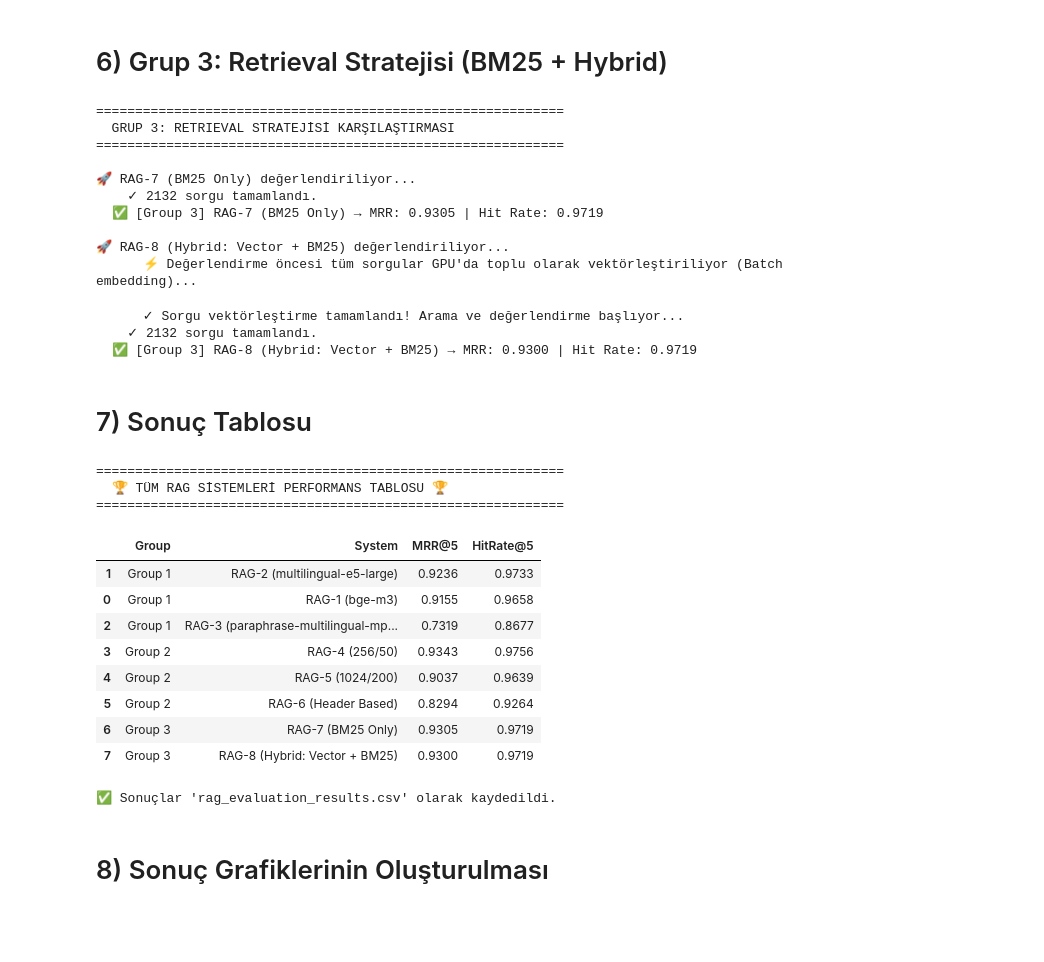
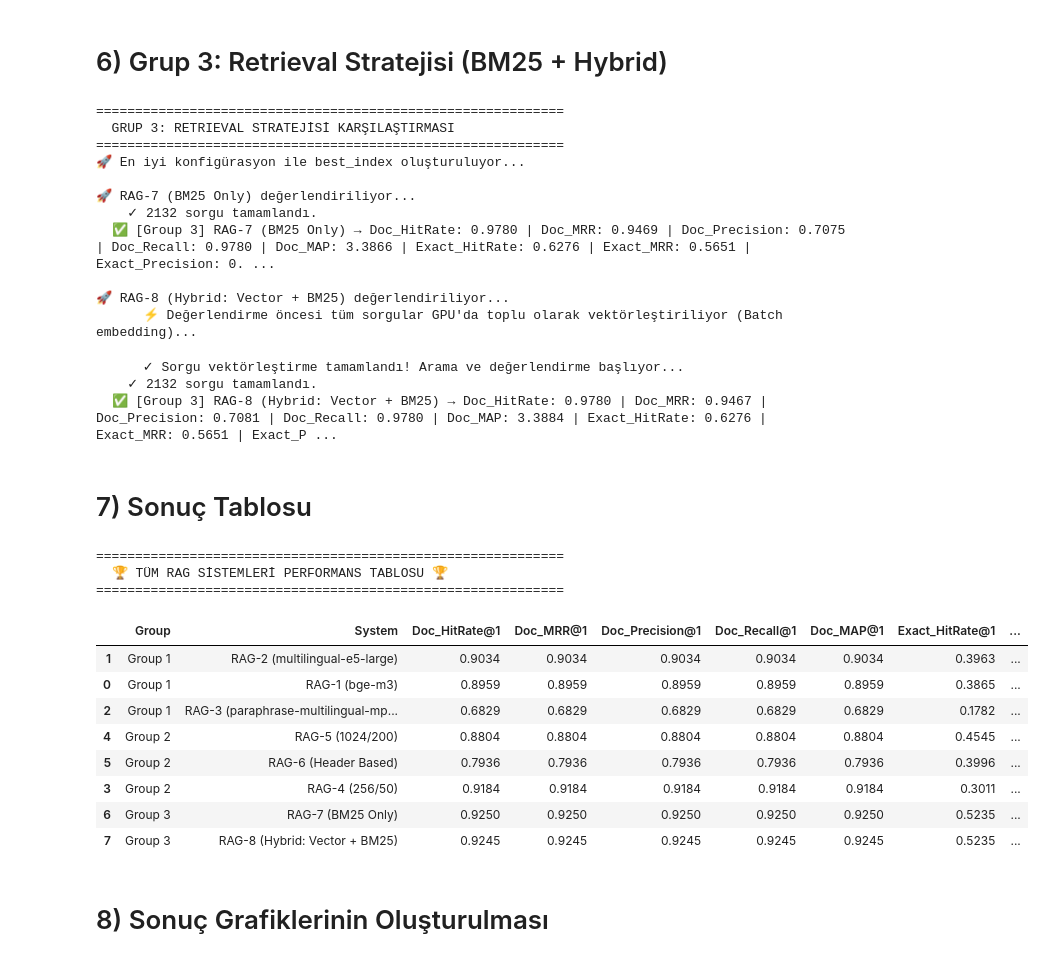
Before and after one commit to Yekbun-Okan-Zeynep-Sonmez/turkish-rag-benchmark, a Jupyter notebook: notebooks/rag-benchmarks.ipynb, the cells around one changed output. Drawn from its saved outputs; the diff is of its cells as text; code cells hidden in the pictures; blank space fills up the shorter version.

Commit message:
notebook edited: more evaluation metrics, update README.md

```diff
--- a/notebooks/rag-benchmarks.ipynb
+++ b/notebooks/rag-benchmarks.ipynb
@@ -439,14 +531,22 @@ print("=" * 60)
 gc.collect()
 torch.cuda.empty_cache()
 
-vector_retriever = best_index.as_retriever(similarity_top_k=5)
+# En iyi embedding modeli ve en iyi chunking stratejisi ile best_index'i yeniden oluşturuyoruz
+print("🚀 En iyi konfigürasyon ile best_index oluşturuluyor...")
+best_index = VectorStoreIndex.from_documents(
+    documents,
+    embed_model=Settings.embed_model,
+    transformations=[Settings.text_splitter],
+)
+
+vector_retriever = best_index.as_retriever(similarity_top_k=10)
 nodes = list(best_index.docstore.docs.values())
-bm25_retriever = BM25Retriever.from_defaults(nodes=nodes, similarity_top_k=5)
+bm25_retriever = BM25Retriever.from_defaults(nodes=nodes, similarity_top_k=10)
 
 from llama_index.core.llms import MockLLM
 hybrid_retriever = QueryFusionRetriever(
     [vector_retriever, bm25_retriever],
-    similarity_top_k=5,
+    similarity_top_k=10,
     num_queries=1,
     use_async=True,
     llm=MockLLM(),
@@ -454,59 +554,57 @@ hybrid_retriever = QueryFusionRetriever(
 
 print("\n🚀 RAG-7 (BM25 Only) değerlendiriliyor...")
 
-mrr_7, hit_7 = await evaluate_retriever_custom(
-    bm25_retriever, queries, relevant_docs,
-    top_k=5, max_concurrent=20, batch_size=100,
+metrics = await evaluate_retriever_custom(bm25_retriever, queries, relevant_docs, ground_truths,
+    k_values=[1, 3, 5, 10], max_concurrent=20, batch_size=100,
 )
-add_result("Group 3", "RAG-7 (BM25 Only)", mrr_7, hit_7)
+add_result("Group 3", "RAG-7 (BM25 Only)", metrics)
 
 print("\n🚀 RAG-8 (Hybrid: Vector + BM25) değerlendiriliyor...")
-mrr_8, hit_8 = await evaluate_retriever_custom(
-    hybrid_retriever, queries, relevant_docs,
-    top_k=5, max_concurrent=20, batch_size=100,
+metrics = await evaluate_retriever_custom(hybrid_retriever, queries, relevant_docs, ground_truths,
+    k_values=[1, 3, 5, 10], max_concurrent=20, batch_size=100,
     embed_model=Settings.embed_model, # Toplu vektörleştirme parametresi eklendi!
 )
-add_result("Group 3", "RAG-8 (Hybrid: Vector + BM25)", mrr_8, hit_8)
+add_result("Group 3", "RAG-8 (Hybrid: Vector + BM25)", metrics)
 # %% [output]
 ============================================================
   GRUP 3: RETRIEVAL STRATEJİSİ KARŞILAŞTIRMASI
 ============================================================
+🚀 En iyi konfigürasyon ile best_index oluşturuluyor...
 
 🚀 RAG-7 (BM25 Only) değerlendiriliyor...
     ✓ 2132 sorgu tamamlandı.
-  ✅ [Group 3] RAG-7 (BM25 Only) → MRR: 0.9305 | Hit Rate: 0.9719
+  ✅ [Group 3] RAG-7 (BM25 Only) → Doc_HitRate: 0.9780 | Doc_MRR: 0.9469 | Doc_Precision: 0.7075 | Doc_Recall: 0.9780 | Doc_MAP: 3.3866 | Exact_HitRate: 0.6276 | Exact_MRR: 0.5651 | Exact_Precision: 0. ...
 
 🚀 RAG-8 (Hybrid: Vector + BM25) değerlendiriliyor...
       ⚡ Değerlendirme öncesi tüm sorgular GPU'da toplu olarak vektörleştiriliyor (Batch embedding)...
       ✓ Sorgu vektörleştirme tamamlandı! Arama ve değerlendirme başlıyor...
     ✓ 2132 sorgu tamamlandı.
-  ✅ [Group 3] RAG-8 (Hybrid: Vector + BM25) → MRR: 0.9300 | Hit Rate: 0.9719
+  ✅ [Group 3] RAG-8 (Hybrid: Vector + BM25) → Doc_HitRate: 0.9780 | Doc_MRR: 0.9467 | Doc_Precision: 0.7081 | Doc_Recall: 0.9780 | Doc_MAP: 3.3884 | Exact_HitRate: 0.6276 | Exact_MRR: 0.5651 | Exact_P ...
 # %% [markdown]
 # 7) Sonuç Tablosu
 # %%
 print("\n" + "=" * 60)
 print("  🏆 TÜM RAG SİSTEMLERİ PERFORMANS TABLOSU 🏆")
 print("=" * 60)
 
 df_results = pd.DataFrame(all_results)
-display(df_results.sort_values(by=["Group", "MRR@5"], ascending=[True, False]))
+pd.set_option('display.max_columns', None)
+display(df_results.sort_values(by=["Group", "Exact_MRR@5"], ascending=[True, False]))
 
 df_results.to_csv("rag_evaluation_results.csv", index=False)
-print("\n✅ Sonuçlar 'rag_evaluation_results.csv' olarak kaydedildi.")
 # %% [output]
 ============================================================
   🏆 TÜM RAG SİSTEMLERİ PERFORMANS TABLOSU 🏆
 ============================================================
-|  | Group | System | MRR@5 | HitRate@5 |
-| 1 | Group 1 | RAG-2 (multilingual-e5-large) | 0.9236 | 0.9733 |
-| 0 | Group 1 | RAG-1 (bge-m3) | 0.9155 | 0.9658 |
-| 2 | Group 1 | RAG-3 (paraphrase-multilingual-mp... | 0.7319 | 0.8677 |
-| 3 | Group 2 | RAG-4 (256/50) | 0.9343 | 0.9756 |
-| 4 | Group 2 | RAG-5 (1024/200) | 0.9037 | 0.9639 |
-| 5 | Group 2 | RAG-6 (Header Based) | 0.8294 | 0.9264 |
-| 6 | Group 3 | RAG-7 (BM25 Only) | 0.9305 | 0.9719 |
-| 7 | Group 3 | RAG-8 (Hybrid: Vector + BM25) | 0.9300 | 0.9719 |
+|  | Group | System | Doc_HitRate@1 | Doc_MRR@1 | Doc_Precision@1 | Doc_Recall@1 | Doc_MAP@1 | Exact_HitRate@1 | ... |
+| 1 | Group 1 | RAG-2 (multilingual-e5-large) | 0.9034 | 0.9034 | 0.9034 | 0.9034 | 0.9034 | 0.3963 | ... |
+| 0 | Group 1 | RAG-1 (bge-m3) | 0.8959 | 0.8959 | 0.8959 | 0.8959 | 0.8959 | 0.3865 | ... |
+| 2 | Group 1 | RAG-3 (paraphrase-multilingual-mp... | 0.6829 | 0.6829 | 0.6829 | 0.6829 | 0.6829 | 0.1782 | ... |
+| 4 | Group 2 | RAG-5 (1024/200) | 0.8804 | 0.8804 | 0.8804 | 0.8804 | 0.8804 | 0.4545 | ... |
+| 5 | Group 2 | RAG-6 (Header Based) | 0.7936 | 0.7936 | 0.7936 | 0.7936 | 0.7936 | 0.3996 | ... |
+| 3 | Group 2 | RAG-4 (256/50) | 0.9184 | 0.9184 | 0.9184 | 0.9184 | 0.9184 | 0.3011 | ... |
+| 6 | Group 3 | RAG-7 (BM25 Only) | 0.9250 | 0.9250 | 0.9250 | 0.9250 | 0.9250 | 0.5235 | ... |
+| 7 | Group 3 | RAG-8 (Hybrid: Vector + BM25) | 0.9245 | 0.9245 | 0.9245 | 0.9245 | 0.9245 | 0.5235 | ... |
-✅ Sonuçlar 'rag_evaluation_results.csv' olarak kaydedildi.
 # %% [markdown]
 # 8) Sonuç Grafiklerinin Oluşturulması
 # %%
```
Also changed, not shown: parts of 6 cells of this notebook, 9 other files.
